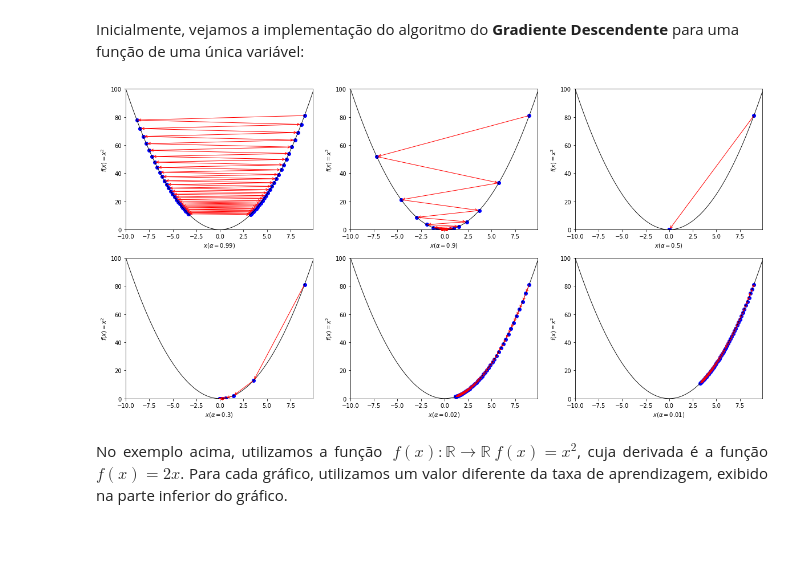
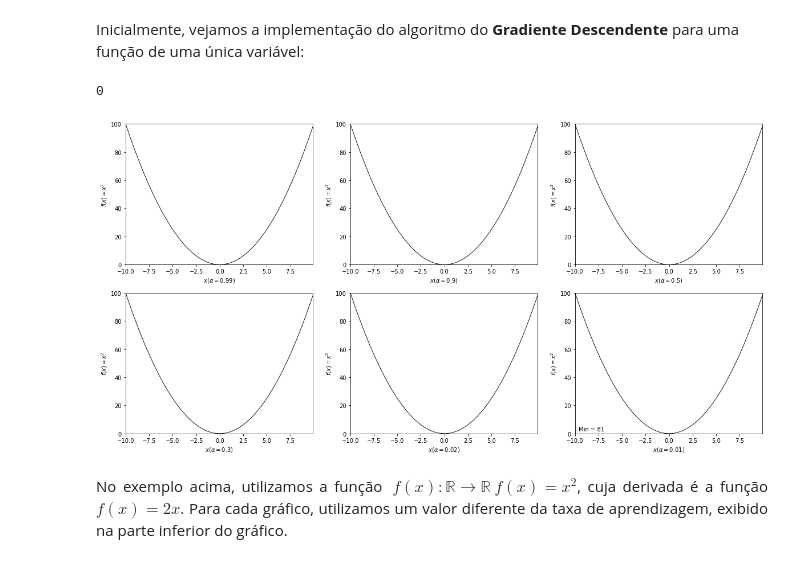
Before and after one commit to roosevelt/learnml, a Jupyter notebook: gradientdescent.ipynb, the cells around one changed output. Drawn from its saved outputs; the diff is of its cells as text; code cells hidden in the pictures.

Commit message:
testing animation

```diff
--- a/gradientdescent.ipynb
+++ b/gradientdescent.ipynb
@@ -144,8 +144,11 @@ Na próxima seção, implementamos o algoritmo do gradiente descendente, e geram
 # %% [markdown]
 Inicialmente, vejamos a implementação do algoritmo do <b>Gradiente Descendente</b> para uma função de uma única variável:
 # %%
+
+
 import numpy as np
 import matplotlib.pyplot as plt
+from matplotlib import animation
 
 # função cujos parâmetros serão otimizados
 def func(x):
@@ -170,47 +173,61 @@ def gradient_descent(start_point, learning_rate, epochs):
         ## atualizacao de parâmetros
         x = x - learning_rate*(derivative(x))
         ###
-
         plot_x.append(x)
         plot_y.append(func(x))
 
     return plot_x, plot_y
+
+def animate(i, line, value_display, plot_x, plot_y):
+    print i
+    line.set_data(plot_x[:i], plot_y[:i])
+    value_display = value_display.set_text('Min = ' + str(plot_y[i]))
+
 
 
 fig, axs = plt.subplots(2,3, figsize=(20,10))
 
 # ponto inicial
 start_point = 9
 # taxa de aprendizado
 learning_rate = [0.99, 0.9,0.5,0.3, 0.02, 0.01]
 # quantidade de iterações do algoritmo (épocas)
 epochs = 50
 
 k=0
 axs =  axs.flatten()
 for ax in axs:
-    # desenhar gráfico da função
+
+    # Criar elementos para animação
+    line, = ax.plot([], [], 'r', label = 'Gradient descent', lw = 1.5)
+    value_display = ax.text(0.02, 0.02, '', transform=ax.transAxes)
+
+    # Desenhar gráfico da função
     x = np.arange(-10, 10, 0.1)
     y = func(x)
     ax.plot(x, y, lw = 0.9, color = 'k')
     ax.set_xlim([min(x), max(x)])
     ax.set_ylim([min(y), max(y)])
     ax.set_xlabel(r'$x (\alpha='+str(learning_rate[k])+r')$')
     ax.set_ylabel(r'$f(x)=x^2$')
     ##
 
     # Destacar pontos e desenhar as setas
     plot_x, plot_y = gradient_descent(start_point, learning_rate[k], epochs)
-    ax.scatter(plot_x, plot_y, c = 'b')
+    #ax.scatter(plot_x, plot_y, c = 'b')
     k+=1
-    for i in range(1, epochs+1):
-        ax.annotate('', xy=(plot_x[i], plot_y[i]), xytext=(plot_x[i-1], plot_y[i-1]),
-                       arrowprops={'arrowstyle': '->', 'color': 'r', 'lw': 1},
-                       va='center', ha='center')
+    #for i in range(1, epochs+1):
+    #    ax.annotate('', xy=(plot_x[i], plot_y[i]), xytext=(plot_x[i-1], plot_y[i-1]),
+    #                   arrowprops={'arrowstyle': '->', 'color': 'r', 'lw': 1},
+    #                   va='center', ha='center')
+    ##
+    anim = animation.FuncAnimation(fig, animate, fargs=(line, value_display, plot_x, plot_y),
+                               frames=len(plot_x), interval=120,
+                               repeat_delay=60)
 plt.show()
-##
 # %% [output]
+0
-[figure, old version]
+[figure, new version]
 # %% [markdown]
 <div align="justify">
 No exemplo acima, utilizamos a função $\:f(x):\mathbb{R}\longrightarrow\mathbb{R}\:f(x)=x^2$, cuja derivada é a função $f(x)=2x$. Para cada gráfico, utilizamos um valor diferente da taxa de aprendizagem, exibido na parte inferior do gráfico.
```
Also changed, not shown: parts of 1 cell of this notebook.
